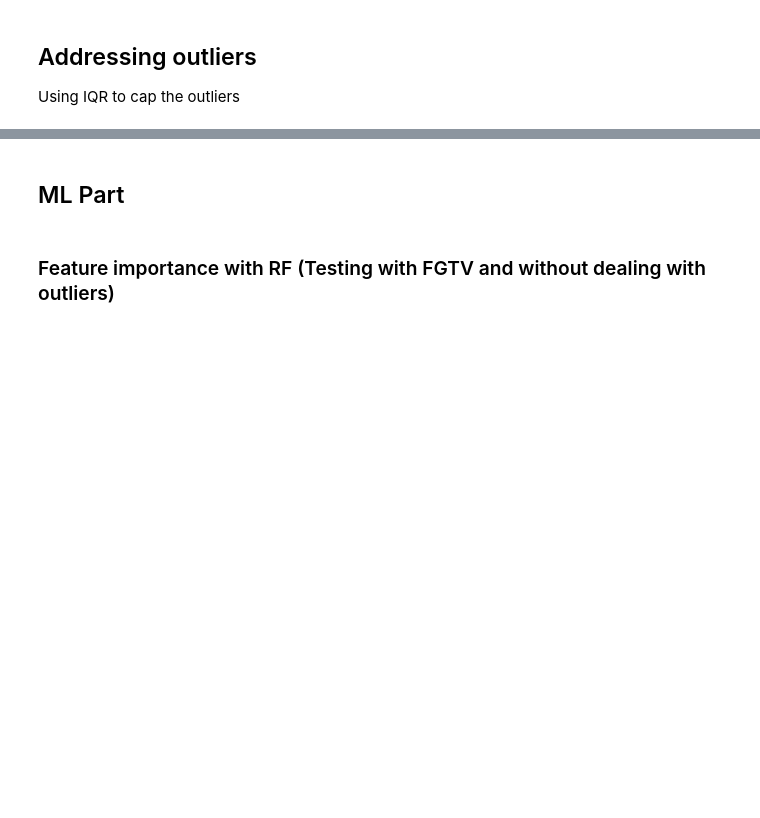
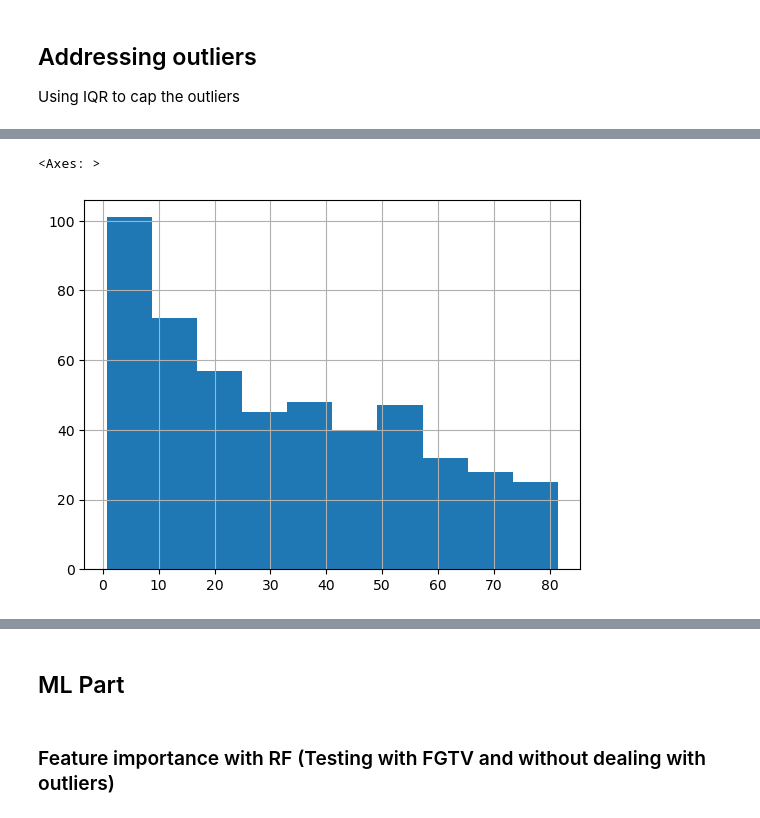
Before and after one commit to JuanRobledo12/sensitivity_analysis, a Jupyter notebook: RF_model_draft.ipynb, the cells around one changed output, grey strips where cells are left out. Drawn from its saved outputs; the diff is of its cells as text; code cells hidden in the pictures; blank space fills up the shorter version.

```diff
--- a/RF_model_draft.ipynb
+++ b/RF_model_draft.ipynb
@@ -182 +226,6 @@ print(df_target_vars_capped.shape)
+# %%
+df_target_vars[test_target_var].hist()
+# %% [output]
+<Axes: >
+[figure, added]
 # %%
```
Also changed, not shown: parts of 42 cells of this notebook, 5 other files.
